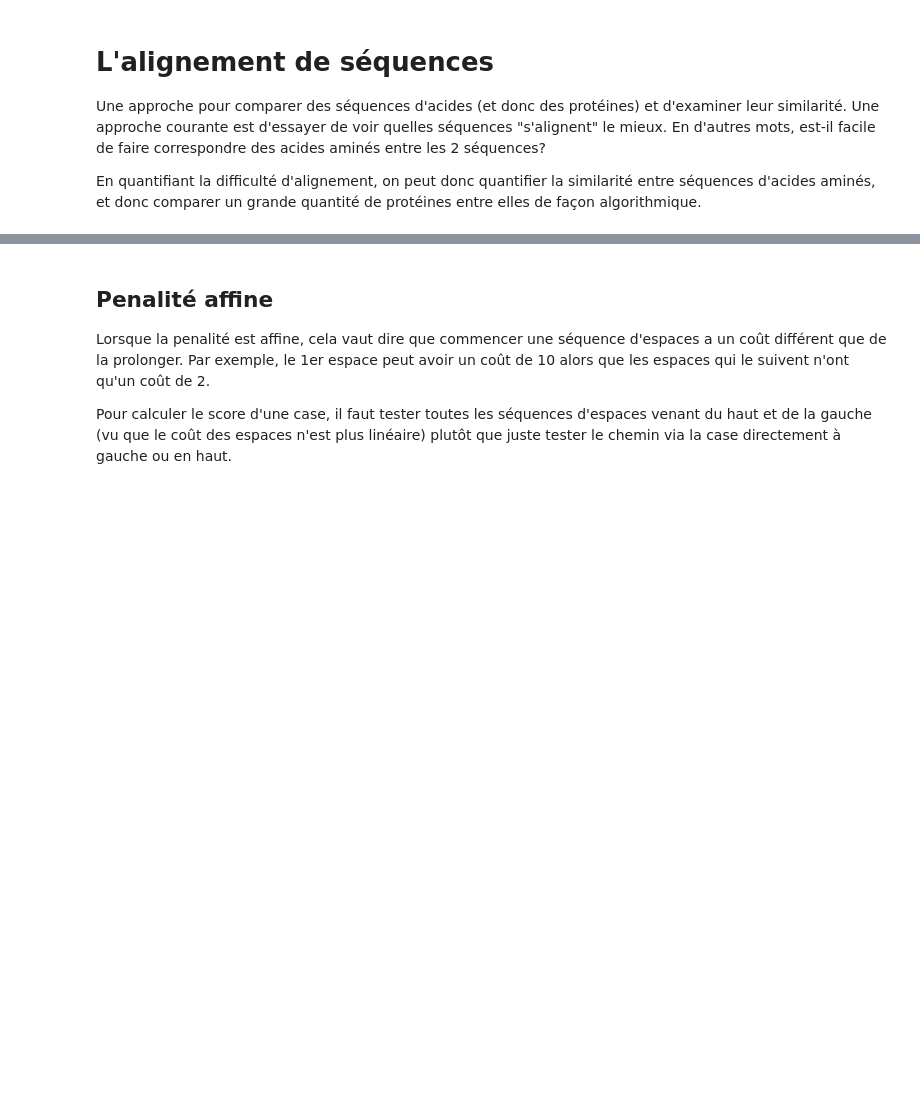
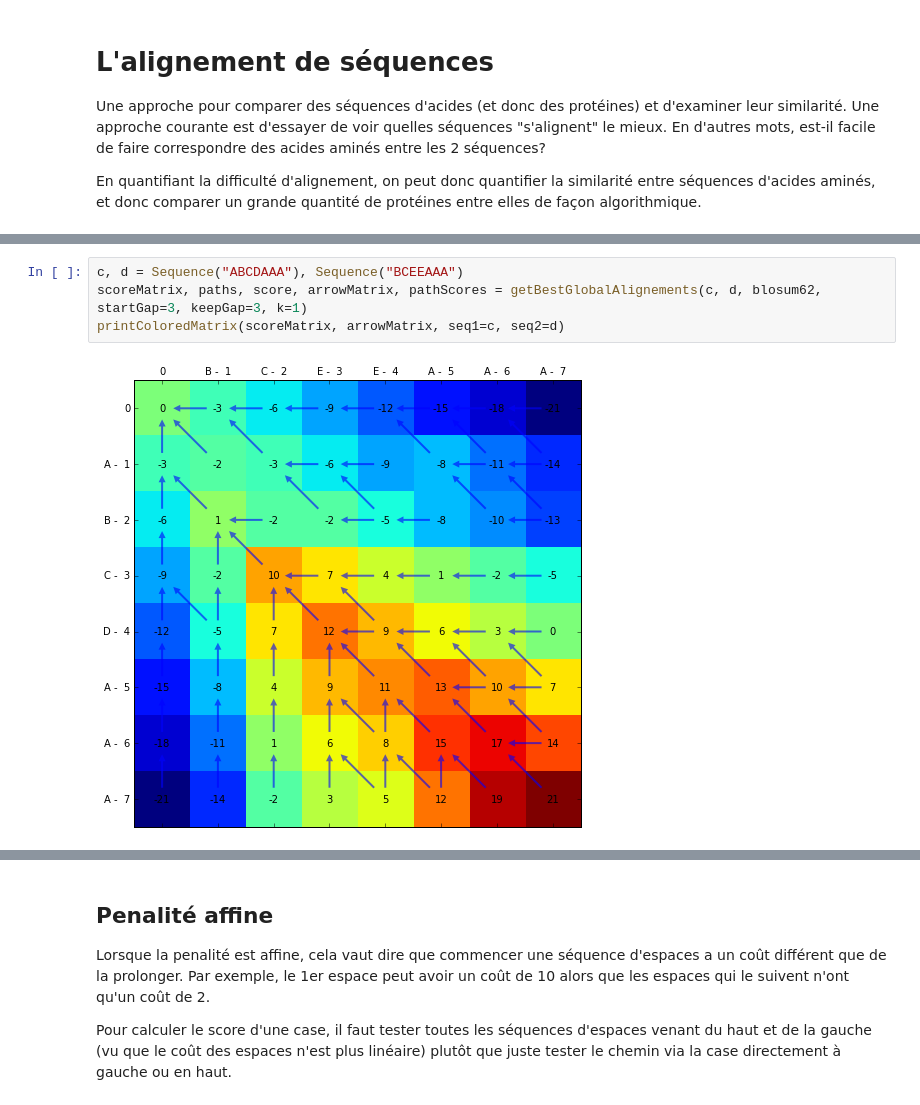
Before and after one commit to bonaert/bioinformatics, a Jupyter notebook: Report.ipynb, the cells around one changed output, grey strips where cells are left out. Drawn from its saved outputs; the diff is of its cells as text; blank space fills up the shorter version.

```diff
--- a/Report.ipynb
+++ b/Report.ipynb
@@ -206,0 +203,6 @@ $$
+# %%
+c, d = Sequence("ABCDAAA"), Sequence("BCEEAAA")
+scoreMatrix, paths, score, arrowMatrix, pathScores = getBestGlobalAlignements(c, d, blosum62, startGap=3, keepGap=3, k=1)
+printColoredMatrix(scoreMatrix, arrowMatrix, seq1=c, seq2=d)
+# %% [output]
+[figure, added]
```
Also changed, not shown: parts of 7 cells of this notebook, 2 other files.
